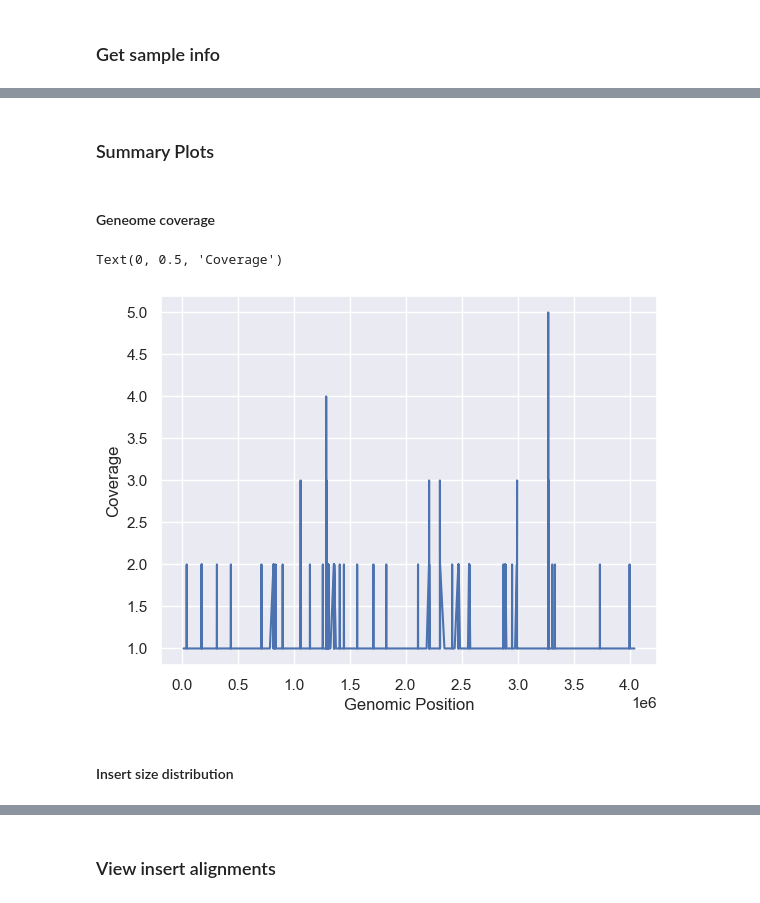
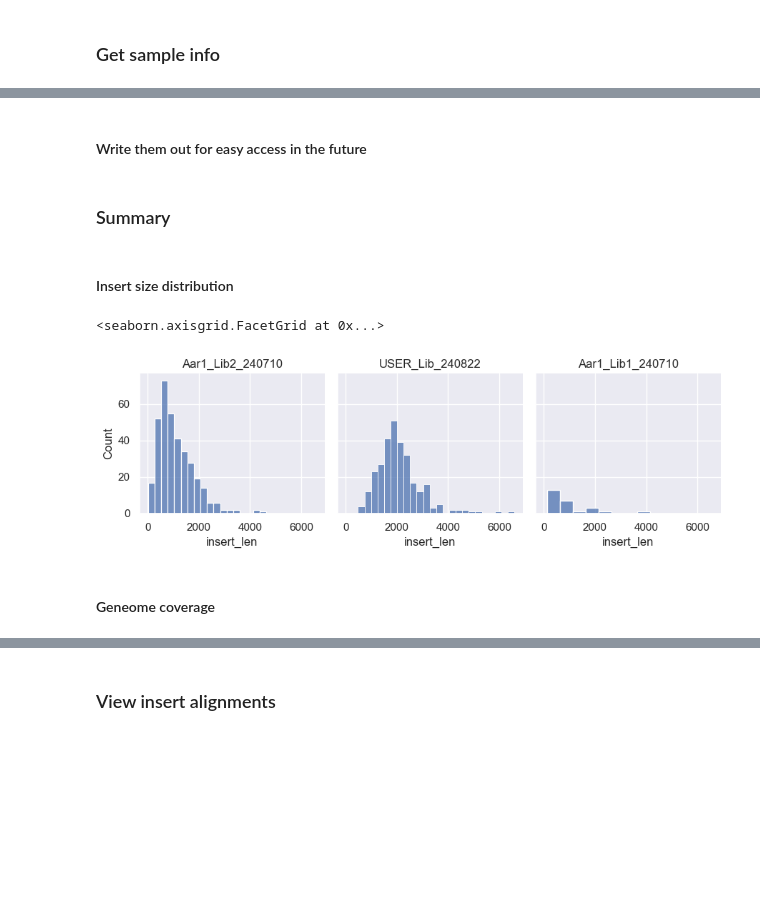
Before and after one commit to Pioneer-Research-Labs/long-read-qc, a Jupyter notebook: assets/report_template.ipynb, the cells around one changed output, grey strips where cells are left out. Cells and saved outputs as stored; diff of their text form; code cells hidden in the pictures; blank space fills up the shorter version.

```diff
--- a/assets/report_template.ipynb
+++ b/assets/report_template.ipynb
@@ -57,0 +79,39 @@ cov_data = {key:load_genome_cov_data(val) for key,val in samps.items()}
+# %%
+# barcodes
+barcode_files = list(zip(list_files(samps, "barcode_seqs.tsv"),
+                list_files(samps, "barcode_counts.tsv"),
+                list(samps.keys())))
+
+barcode_data = pd.concat([load_barcode_data(fl[0], fl[1], fl[2]) for fl in barcode_files])
+
+# Inserts
+insert_files = list(zip(list_files(samps, "insert_seqs.tsv"),
+                list(samps.keys())))
+
+insert_data = pd.concat([load_insert_data(fl[0], fl[1]) for fl in insert_files])
+
+
+# genome coverage
+genome_cov_files = list(zip(list_files(samps, "genome_coverage.tsv"),
+                list(samps.keys())))
+
+genome_cov_data = pd.concat([load_genome_cov(fl[0], fl[1]) for fl in genome_cov_files])
+
+# gene coverage
+gene_cov_files = list(zip(list_files(samps, "gene_coverage.bed"),
+                list(samps.keys())))
+
+gene_cov_data = pd.concat([load_gene_cov(fl[0], fl[1]) for fl in gene_cov_files])
+
+# insert coverage
+insert_cov_files = list(zip(list_files(samps, "insert_coverage.bed"),
+                list(samps.keys())))
+
+insert_cov_data = pd.concat([load_insert_cov(fl[0], fl[1]) for fl in insert_cov_files])
+
+# sequence stats
+seq_stats_files = list(zip(list_files(samps, "seq_stats.out"),
+                list(samps.keys())))
+seq_stats = pd.concat([load_seq_stats(fl[0], fl[1]) for fl in seq_stats_files])
+# %% [markdown]
+#### Write them out for easy access in the future
@@ -58,13 +124,13 @@ cov_data = {key:load_genome_cov_data(val) for key,val in samps.items()}
 # %% [markdown]
-### Summary Plots
+### Summary
+# %% [markdown]
+#### Insert size distribution
+# %%
+gr = sns.FacetGrid(insert_data, col = 'sample')
+gr.map(sns.histplot, 'insert_len')
+gr.set_titles(col_template = '{col_name}')
+# %% [output]
+<seaborn.axisgrid.FacetGrid at 0x...>
+[figure, added]
 # %% [markdown]
 #### Geneome coverage
-# %%
-plt = sns.lineplot(data =  genome_cov, x = "pos", y = "cov")
-plt.set_xlabel("Genomic Position")
-plt.set_ylabel("Coverage")
-# %% [output]
-Text(0, 0.5, 'Coverage')
-[figure, removed]
-# %% [markdown]
-#### Insert size distribution
```
Also changed, not shown: parts of 16 cells of this notebook, 4 other files.
